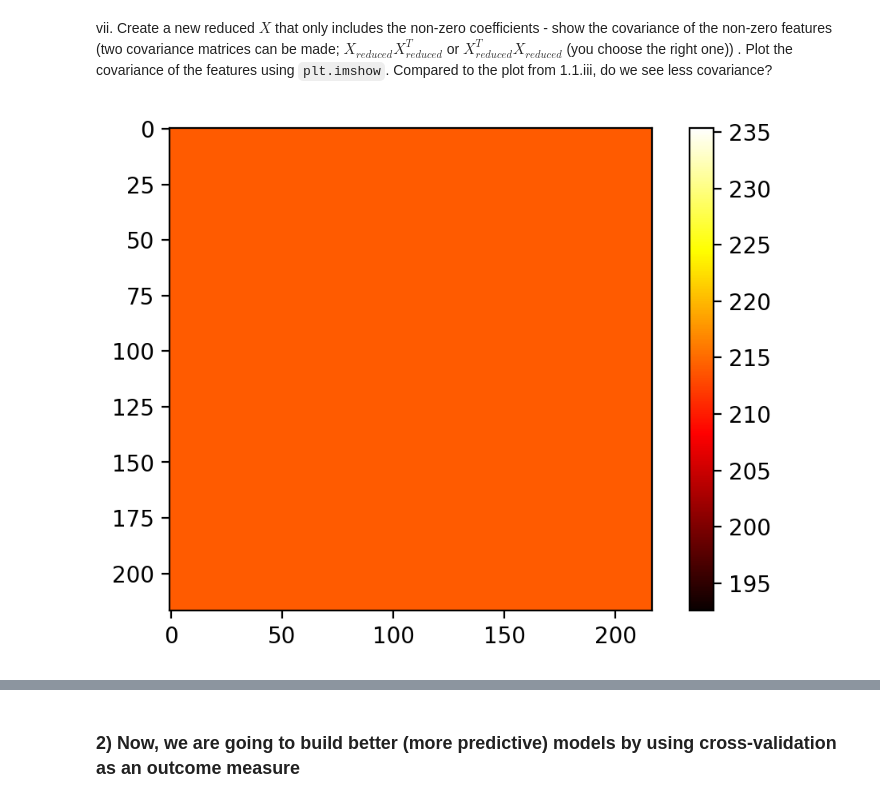
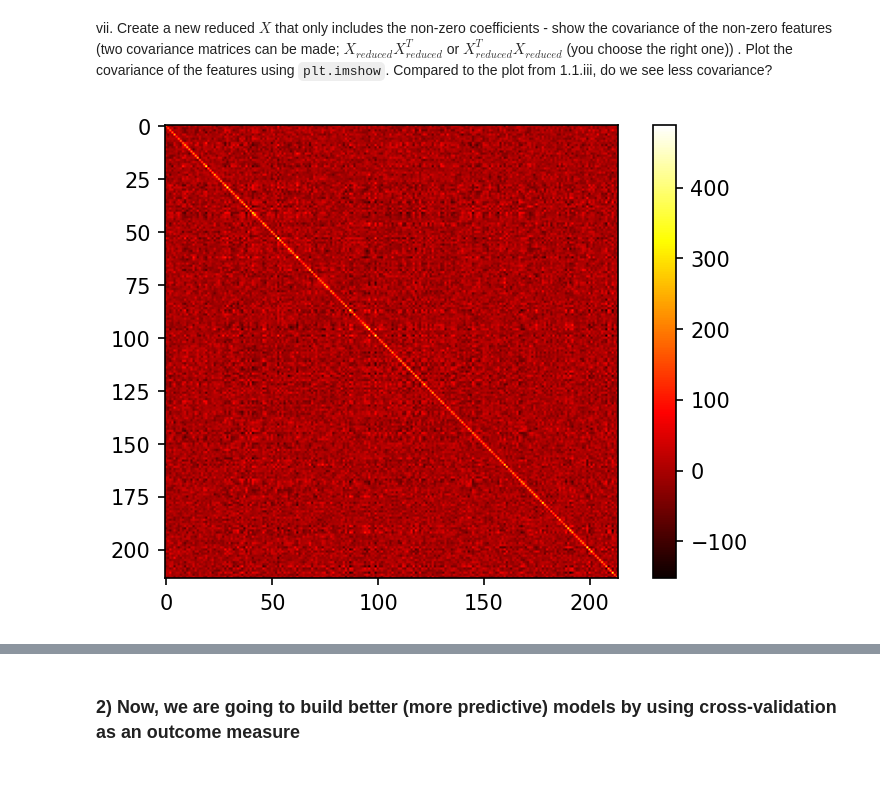
Before and after one commit to alekswael/github_methods_3, a Jupyter notebook: week_08/practical_exercise_8_ALEKSANDER_NOTEBOOK.ipynb, the cells around one changed output, grey strips where cells are left out. Cells and saved outputs as stored; diff of their text form; code cells hidden in the pictures.

```diff
--- a/week_08/practical_exercise_8_ALEKSANDER_NOTEBOOK.ipynb
+++ b/week_08/practical_exercise_8_ALEKSANDER_NOTEBOOK.ipynb
@@ -5,9 +5,9 @@ Aleksander Moeslund Wael
 ### Importing packages
 # %%
 from matplotlib.colors import Colormap
-plt.rcParams['figure.dpi'] = 200 # HIGH DPI PLOTS PLEASE
+import matplotlib.pyplot as plt
+plt.rcParams['figure.dpi'] = 150 # HIGH DPI PLOTS PLEASE
 import numpy as np
-import matplotlib.pyplot as plt
 # %% [markdown]
 # EXERCISE 1 - Load the magnetoencephalographic recordings and do some initial plots to understand the data
 # %% [markdown]
@@ -216,22 +216,16 @@ vii. Create a new reduced $X$ that only includes the non-zero coefficients - sho
 # %%
 coefs = logR.coef_.flatten()
 non_zero = coefs != 0
 X_reduced = X_1_2_scaled[:, non_zero]
 
 # Non-zero coefficients covariance matrix
-coef_covar = np.zeros(shape = (217,217))
-
-for i in range(217):
-    X = X_reduced[:,i]
-    coef_covar = coef_covar + X @ np.transpose(X)
-
-coef_covar = (1/217)*coef_covar
+coef_covar = X_reduced @ np.transpose(X_reduced)
 
 plt.close("all")
 plt.figure()
 plt.imshow(coef_covar, cmap = "hot")
 plt.colorbar()
 plt.show()
 # %% [output]
-[figure, old version]
+[figure, new version]
 # %%
```
Also changed, not shown: parts of 9 cells of this notebook.
